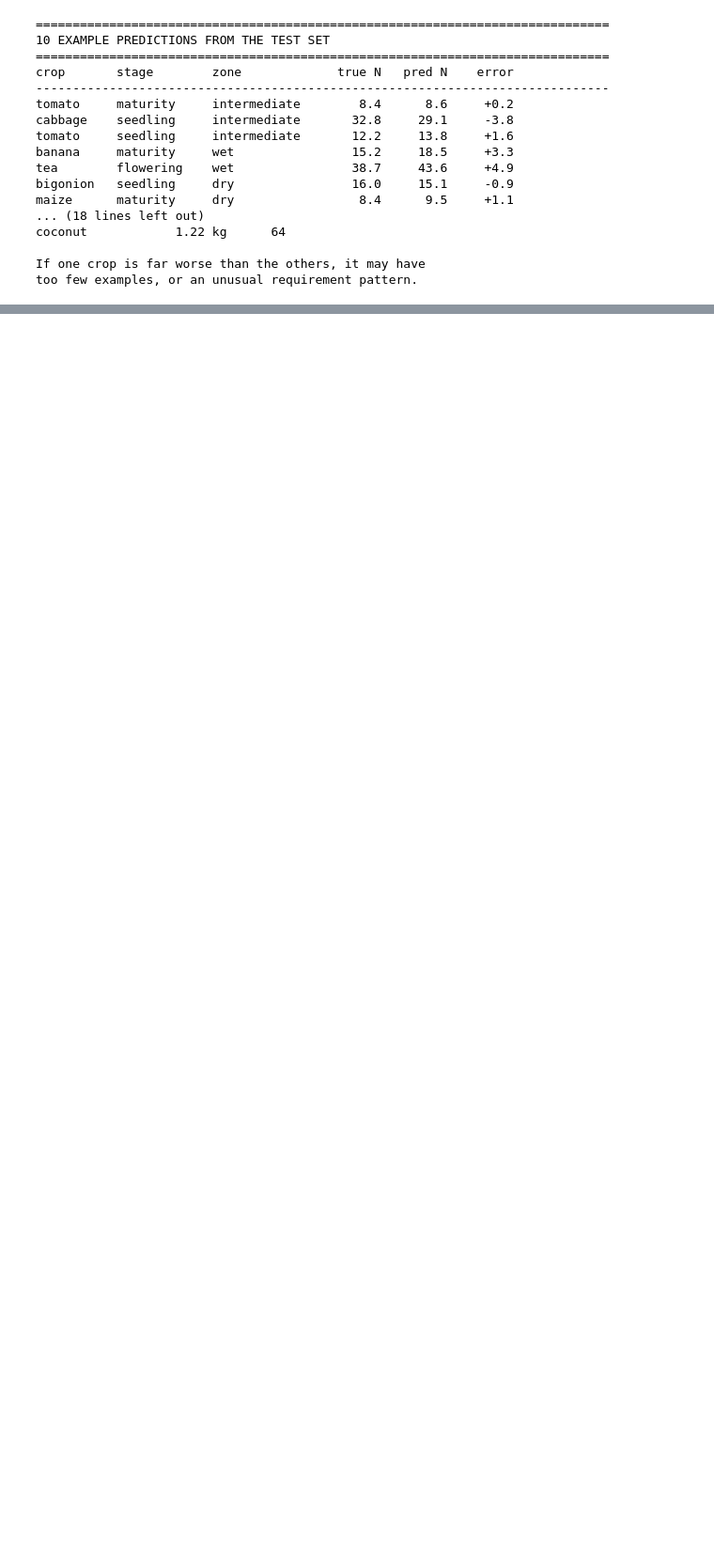
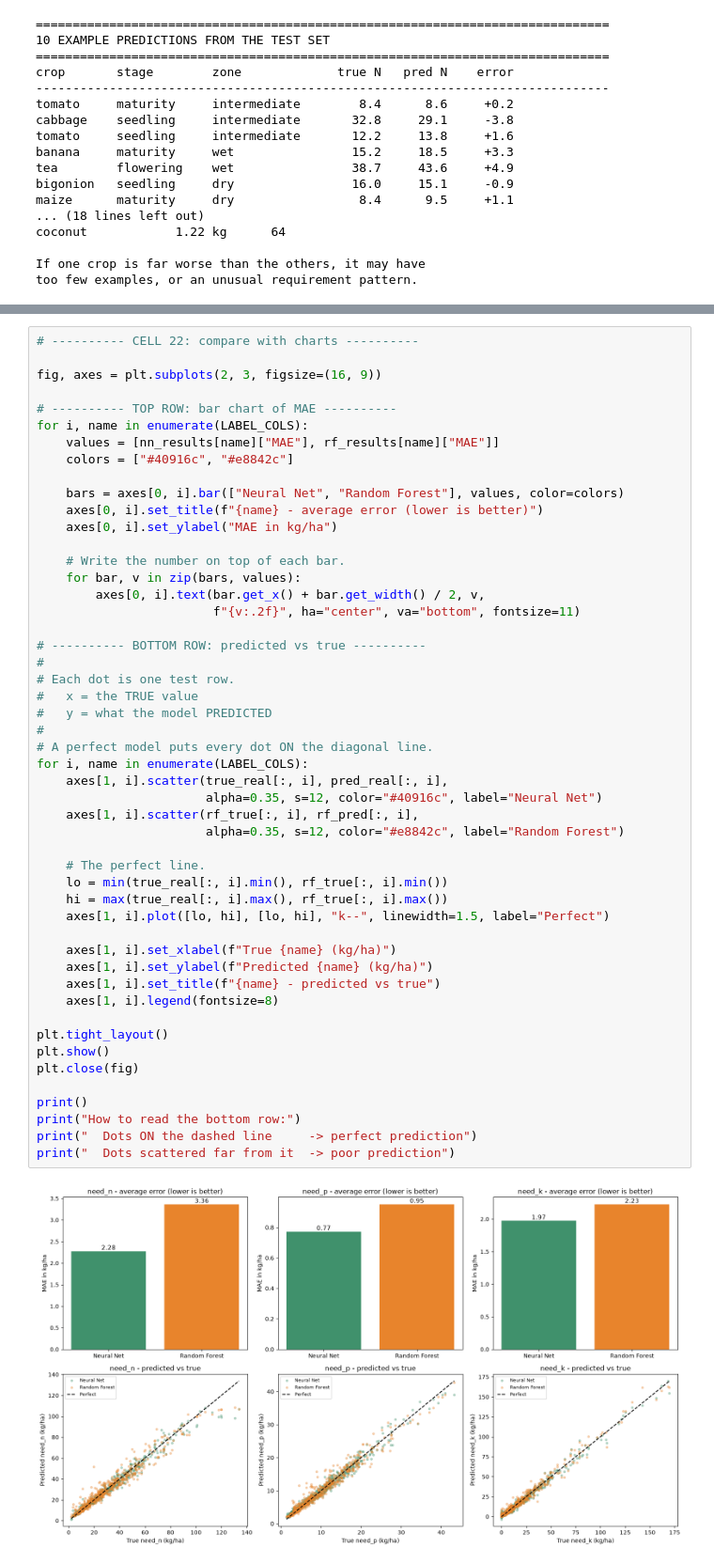
Before and after one commit to ROYALIST2001/soil-data-system, a Jupyter notebook: ai/notebooks/train_model.ipynb, the cells around one changed output, grey strips where cells are left out. Shown at 94% size. Cells and saved outputs as stored; diff of their text form; blank space fills up the shorter version.

Commit message:
feat(ml): add random forest baseline and save winning model

```diff
--- a/ai/notebooks/train_model.ipynb
+++ b/ai/notebooks/train_model.ipynb
@@ -1053,0 +1284,52 @@ too few examples, or an unusual requirement pattern.
+# %%
+# ---------- CELL 22: compare with charts ----------
+
+fig, axes = plt.subplots(2, 3, figsize=(16, 9))
+
+# ---------- TOP ROW: bar chart of MAE ----------
+for i, name in enumerate(LABEL_COLS):
+    values = [nn_results[name]["MAE"], rf_results[name]["MAE"]]
+    colors = ["#40916c", "#e8842c"]
+
+    bars = axes[0, i].bar(["Neural Net", "Random Forest"], values, color=colors)
+    axes[0, i].set_title(f"{name} - average error (lower is better)")
+    axes[0, i].set_ylabel("MAE in kg/ha")
+
+    # Write the number on top of each bar.
+    for bar, v in zip(bars, values):
+        axes[0, i].text(bar.get_x() + bar.get_width() / 2, v,
+                        f"{v:.2f}", ha="center", va="bottom", fontsize=11)
+
+# ---------- BOTTOM ROW: predicted vs true ----------
+#
+# Each dot is one test row.
+#   x = the TRUE value
+#   y = what the model PREDICTED
+#
+# A perfect model puts every dot ON the diagonal line.
+for i, name in enumerate(LABEL_COLS):
+    axes[1, i].scatter(true_real[:, i], pred_real[:, i],
+                       alpha=0.35, s=12, color="#40916c", label="Neural Net")
+    axes[1, i].scatter(rf_true[:, i], rf_pred[:, i],
+                       alpha=0.35, s=12, color="#e8842c", label="Random Forest")
+
+    # The perfect line.
+    lo = min(true_real[:, i].min(), rf_true[:, i].min())
+    hi = max(true_real[:, i].max(), rf_true[:, i].max())
+    axes[1, i].plot([lo, hi], [lo, hi], "k--", linewidth=1.5, label="Perfect")
+
+    axes[1, i].set_xlabel(f"True {name} (kg/ha)")
+    axes[1, i].set_ylabel(f"Predicted {name} (kg/ha)")
+    axes[1, i].set_title(f"{name} - predicted vs true")
+    axes[1, i].legend(fontsize=8)
+
+plt.tight_layout()
+plt.show()
+plt.close(fig)
+
+print()
+print("How to read the bottom row:")
+print("  Dots ON the dashed line     -> perfect prediction")
+print("  Dots scattered far from it  -> poor prediction")
+# %% [output]
+[figure, added]
```
Also changed, not shown: parts of 7 cells of this notebook, 3 other files.
